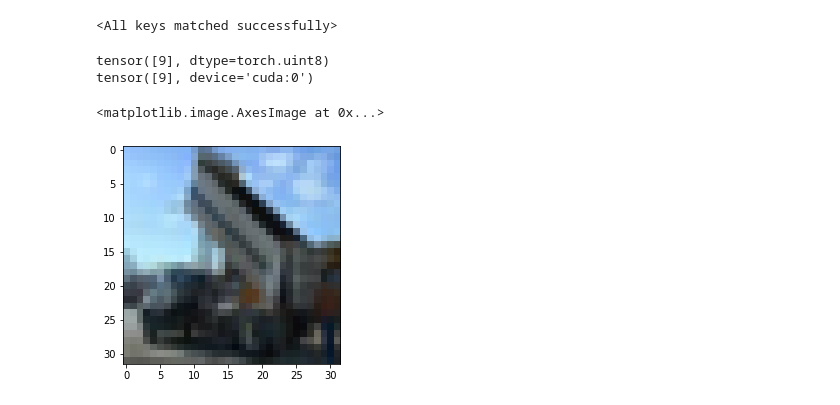
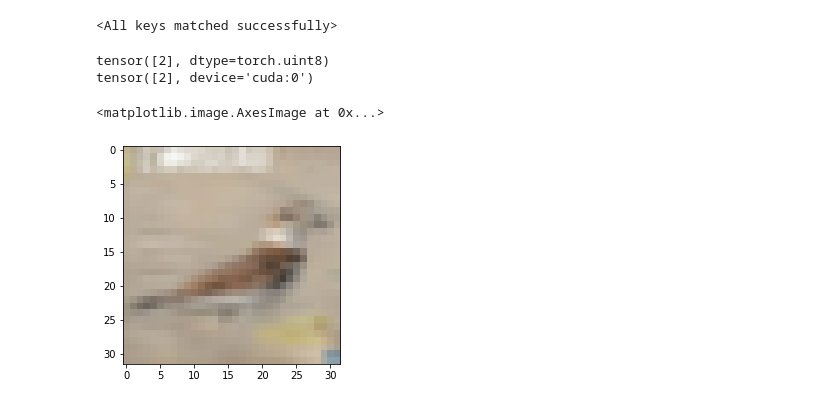
Before and after one commit to ngcthanh2903/pytorch, a Jupyter notebook: cifar10torchGPU.ipynb, the cells around one changed output. Drawn from its saved outputs; the diff is of its cells as text; code cells hidden in the pictures.

```diff
--- a/cifar10torchGPU.ipynb
+++ b/cifar10torchGPU.ipynb
@@ -126,11 +123,20 @@ model.add_module('conv6',nn.Conv2d(128,128,kernel_size=3,padding='same'))
 model.add_module('relu6',nn.ReLU())
 model.add_module('pool3',nn.MaxPool2d(2))
 model.add_module('bn3',nn.BatchNorm2d(128))
+
+model.add_module('conv7',nn.Conv2d(128,256,kernel_size=3,padding = 'same'))
+model.add_module('relu7',nn.ReLU())
+model.add_module('conv8',nn.Conv2d(256,256,kernel_size=3,padding='same'))
+model.add_module('relu8',nn.ReLU())
+model.add_module('pool4',nn.MaxPool2d(2))
+model.add_module('bn4',nn.BatchNorm2d(256))
+
+
 model.add_module('flatten',nn.Flatten())
-x= torch.ones((64, 3, 32, 32))
+#x= torch.ones((64, 3, 32, 32))
 #model(x).shape
 model.add_module('dropout',nn.Dropout(p=0.25))
-model.add_module('dense',nn.Linear(2048,252))
+model.add_module('dense',nn.Linear(1024,252))
 model.add_module('dene2',nn.Linear(252,10))
 model(x).shape
 from torchsummary import summary
@@ -162,5 +166,5 @@ AttributeError: ignored
 # %%
-n_epochs = 3
+n_epochs = 10
 log_interval = 10
 torch.backends.cudnn.enabled = True
 torch.manual_seed(1)
@@ -215,14 +219,14 @@ model.load_state_dict(torch.load('model.pth'))
 <All keys matched successfully>
 # %%
 import matplotlib.pyplot as plt
-test = x_test[50].reshape(1,3,32,32)
-print(y_test[50])
+test = x_test[70].reshape(1,3,32,32)
+print(y_test[70])
 test.shape
 test = test.type(torch.cuda.FloatTensor)
 print(torch.argmax(model(test),dim=1))#.dtype)
 plt.imshow(test.to(torch.uint8).cpu().numpy().reshape(32,32,3))
 # %% [output]
-tensor([9], dtype=torch.uint8)
-tensor([9], device='cuda:0')
+tensor([2], dtype=torch.uint8)
+tensor([2], device='cuda:0')
 <matplotlib.image.AxesImage at 0x...>
-[figure, old version]
+[figure, new version]
```
Also changed, not shown: parts of 6 cells of this notebook.
